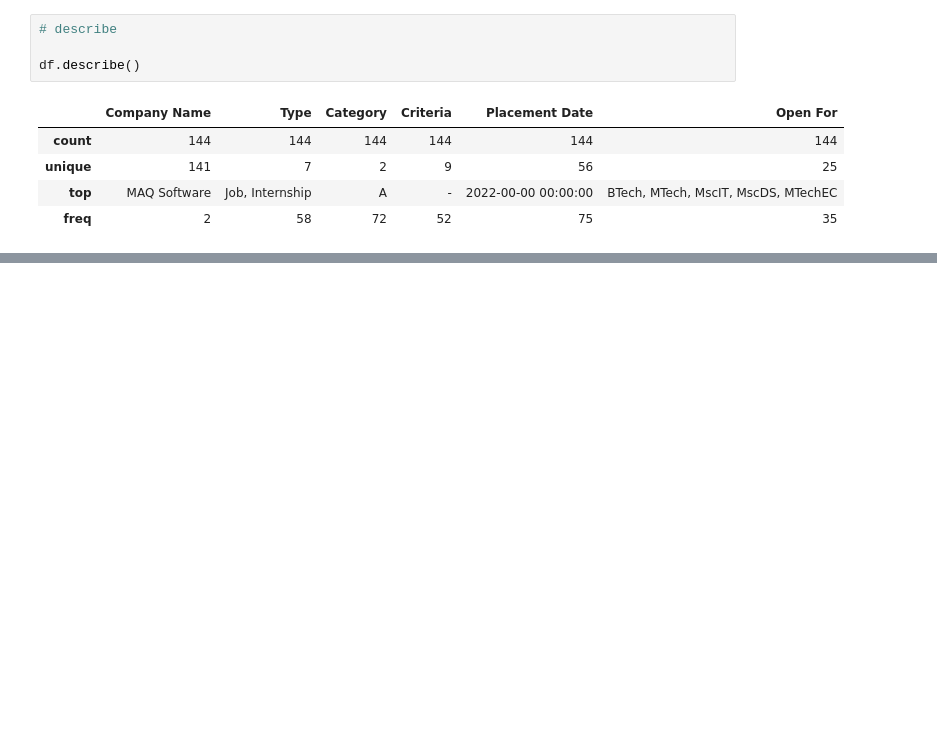
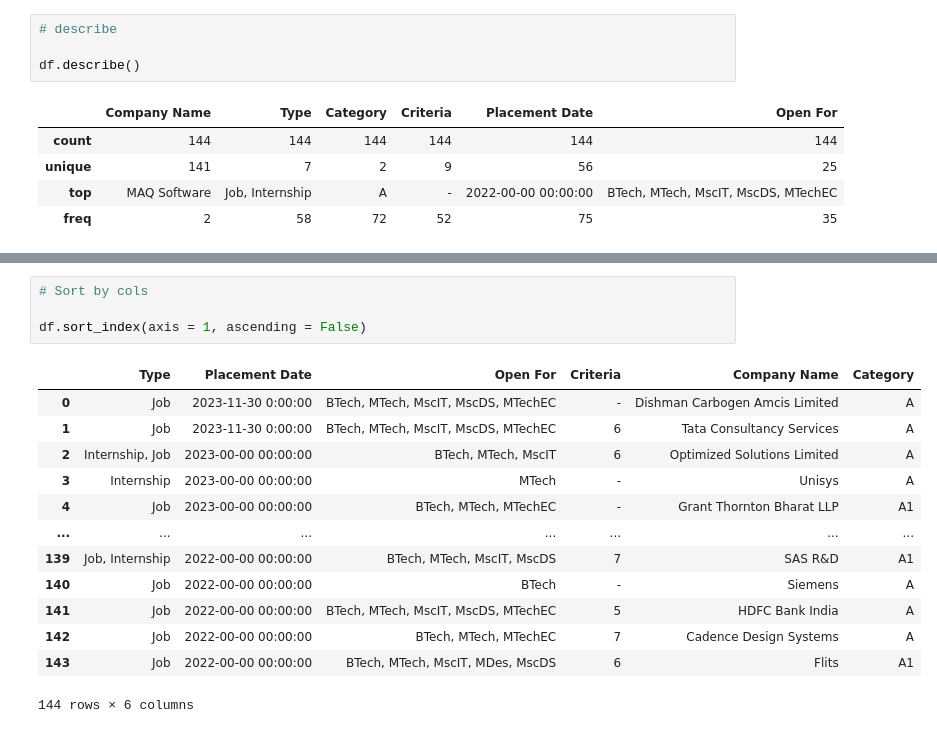
Before and after one commit to Sagar-v4/python, a Jupyter notebook: Pandas/CSV Functions (read & write).ipynb, the cells around one changed output, grey strips where cells are left out. Drawn from its saved outputs; the diff is of its cells as text; blank space fills up the shorter version.

```diff
--- a/Pandas/CSV Functions (read & write).ipynb
+++ b/Pandas/CSV Functions (read & write).ipynb
@@ -54,0 +159,18 @@ df.head(4)
+# %%
+# Sort by cols
+
+df.sort_index(axis = 1, ascending = False)
+# %% [output]
+|  | Type | Placement Date | Open For | Criteria | Company Name | Category |
+| 0 | Job | 2023-11-30 0:00:00 | BTech, MTech, MscIT, MscDS, MTechEC | - | Dishman Carbogen Amcis Limited | A |
+| 1 | Job | 2023-11-30 0:00:00 | BTech, MTech, MscIT, MscDS, MTechEC | 6 | Tata Consultancy Services | A |
+| 2 | Internship, Job | 2023-00-00 00:00:00 | BTech, MTech, MscIT | 6 | Optimized Solutions Limited | A |
+| 3 | Internship | 2023-00-00 00:00:00 | MTech | - | Unisys | A |
+| 4 | Job | 2023-00-00 00:00:00 | BTech, MTech, MTechEC | - | Grant Thornton Bharat LLP | A1 |
+| ... | ... | ... | ... | ... | ... | ... |
+| 139 | Job, Internship | 2022-00-00 00:00:00 | BTech, MTech, MscIT, MscDS | 7 | SAS R&D | A1 |
+| 140 | Job | 2022-00-00 00:00:00 | BTech | - | Siemens | A |
+| 141 | Job | 2022-00-00 00:00:00 | BTech, MTech, MscIT, MscDS, MTechEC | 5 | HDFC Bank India | A |
+| 142 | Job | 2022-00-00 00:00:00 | BTech, MTech, MTechEC | 7 | Cadence Design Systems | A |
+| 143 | Job | 2022-00-00 00:00:00 | BTech, MTech, MscIT, MDes, MscDS | 6 | Flits | A1 |
+144 rows × 6 columns
```
Also changed, not shown: parts of 12 cells of this notebook, 8 other files.
